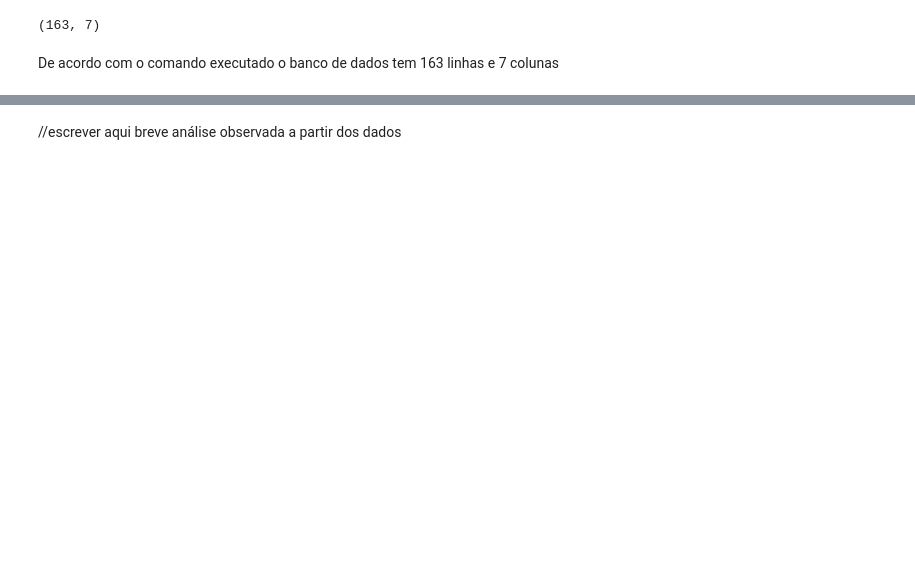
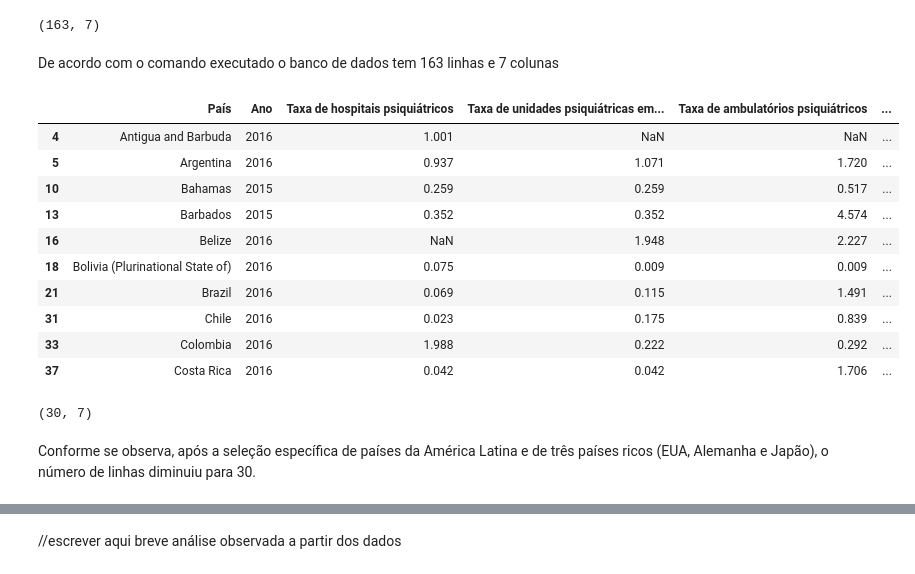
Before and after one commit to brunamulinari/TechLabsProject_PsiData, a Jupyter notebook: suicidios_saudemental_OMS.ipynb, the cells around one changed output, grey strips where cells are left out. Saved outputs shown, nothing was run; the diff lists cells and outputs as text; code cells hidden in the pictures; blank space fills up the shorter version.

```diff
--- a/suicidios_saudemental_OMS.ipynb
+++ b/suicidios_saudemental_OMS.ipynb
@@ -117,0 +193,22 @@ De acordo com o comando executado o banco de dados tem 163 linhas e 7 colunas
+# %%
+#visualizar mudanças a partir da seleção específica de países
+df_saudeM2016.head(10)
+# %% [output]
+|  | País | Ano | Taxa de hospitais psiquiátricos | Taxa de unidades psiquiátricas em... | Taxa de ambulatórios psiquiátricos | ... |
+| 4 | Antigua and Barbuda | 2016 | 1.001 | NaN | NaN | ... |
+| 5 | Argentina | 2016 | 0.937 | 1.071 | 1.720 | ... |
+| 10 | Bahamas | 2015 | 0.259 | 0.259 | 0.517 | ... |
+| 13 | Barbados | 2015 | 0.352 | 0.352 | 4.574 | ... |
+| 16 | Belize | 2016 | NaN | 1.948 | 2.227 | ... |
+| 18 | Bolivia (Plurinational State of) | 2016 | 0.075 | 0.009 | 0.009 | ... |
+| 21 | Brazil | 2016 | 0.069 | 0.115 | 1.491 | ... |
+| 31 | Chile | 2016 | 0.023 | 0.175 | 0.839 | ... |
+| 33 | Colombia | 2016 | 1.988 | 0.222 | 0.292 | ... |
+| 37 | Costa Rica | 2016 | 0.042 | 0.042 | 1.706 | ... |
+# %%
+# Visualizando mudanças no tamanho total do banco
+df_saudeM2016.shape
+# %% [output]
+(30, 7)
+# %% [markdown]
+Conforme se observa, após a seleção específica de países da América Latina e de três países ricos (EUA, Alemanha e Japão), o número de linhas diminuiu para 30.
```
Also changed, not shown: parts of 32 cells of this notebook.
